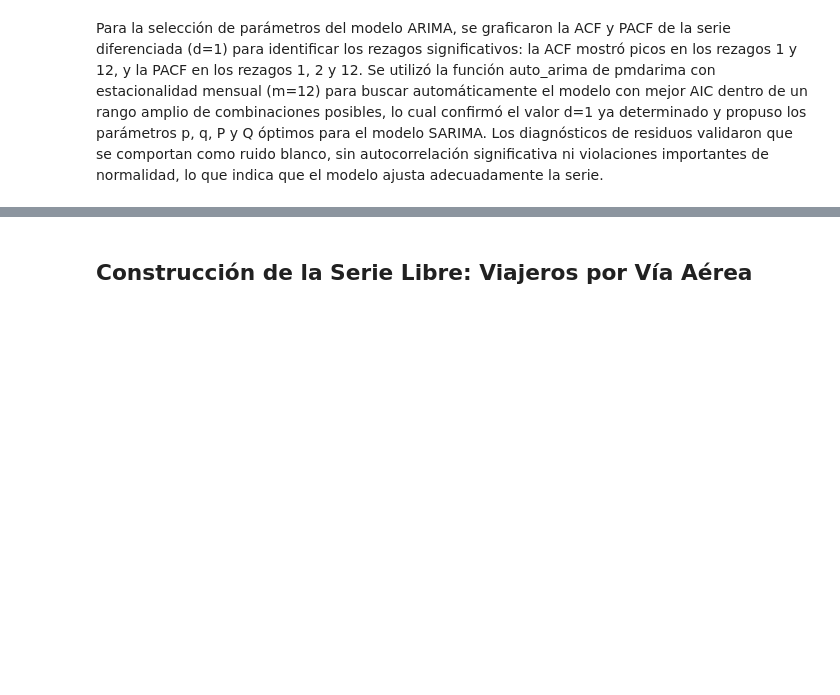
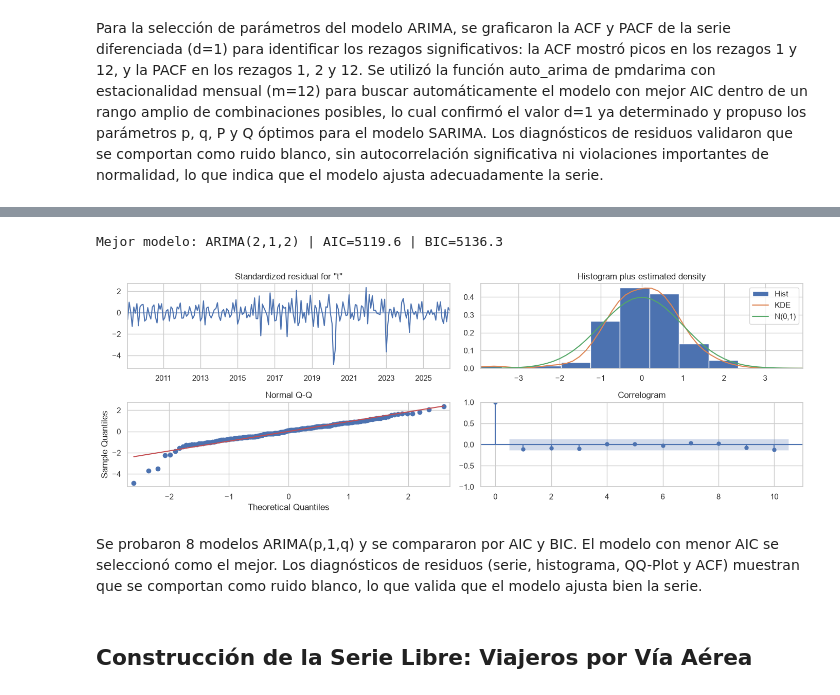
Before and after one commit to Ikeel04/Labs-DS, a Jupyter notebook: lab1_series_tiempo.ipynb, the cells around one changed output, grey strips where cells are left out. Drawn from its saved outputs; the diff is of its cells as text; code cells hidden in the pictures; blank space fills up the shorter version.

Commit message:
inciso g, primera serie, mejor modelo

```diff
--- a/lab1_series_tiempo.ipynb
+++ b/lab1_series_tiempo.ipynb
@@ -392,0 +396,12 @@ Para la selección de parámetros del modelo ARIMA, se graficaron la ACF y PACF
+# %%
+modelos = [(1,1,0), (0,1,1), (1,1,1), (2,1,1), (1,1,2), (2,1,2), (0,1,2), (2,1,0)]
+resultados = []
+for p, d, q in modelos:
+    try:
+        fit = ARIMA(ts, order=(p,d,q)).fit()
+        resultados.append({"Modelo": f"ARIMA({p},{d},{q})", "AIC": fit.aic, "BIC": fit.bic})
+    except Exception:
+        pass
+
+df_res = pd.DataFrame(resultados).sort_values("AIC")
+df_res
@@ -393,3 +418,17 @@ Para la selección de parámetros del modelo ARIMA, se graficaron la ACF y PACF
+# %%
+best = df_res.iloc[0]
+best_p, best_d, best_q = map(int, best["Modelo"].replace("ARIMA(","").replace(")","").split(","))
+best_fit = ARIMA(ts, order=(best_p, best_d, best_q)).fit()
+print(f"Mejor modelo: {best['Modelo']} | AIC={best['AIC']:.1f} | BIC={best['BIC']:.1f}")
+best_fit.plot_diagnostics(figsize=(14, 5))
+plt.tight_layout()
+plt.savefig(f"{FIGS}/residuos_mejor_modelo.png", dpi=150, bbox_inches="tight")
+plt.show()
+# %% [output]
+Mejor modelo: ARIMA(2,1,2) | AIC=5119.6 | BIC=5136.3
+[figure, added]
+# %% [markdown]
+Se probaron 8 modelos ARIMA(p,1,q) y se compararon por AIC y BIC. El modelo con menor AIC se seleccionó como el mejor. Los diagnósticos de residuos (serie, histograma, QQ-Plot y ACF) muestran que se comportan como ruido blanco, lo que valida que el modelo ajusta bien la serie.
 # %% [markdown]
 ## Construcción de la Serie Libre: Viajeros por Vía Aérea
 # %% [markdown]
```
Also changed, not shown: parts of 3 cells of this notebook, 2 other files.
